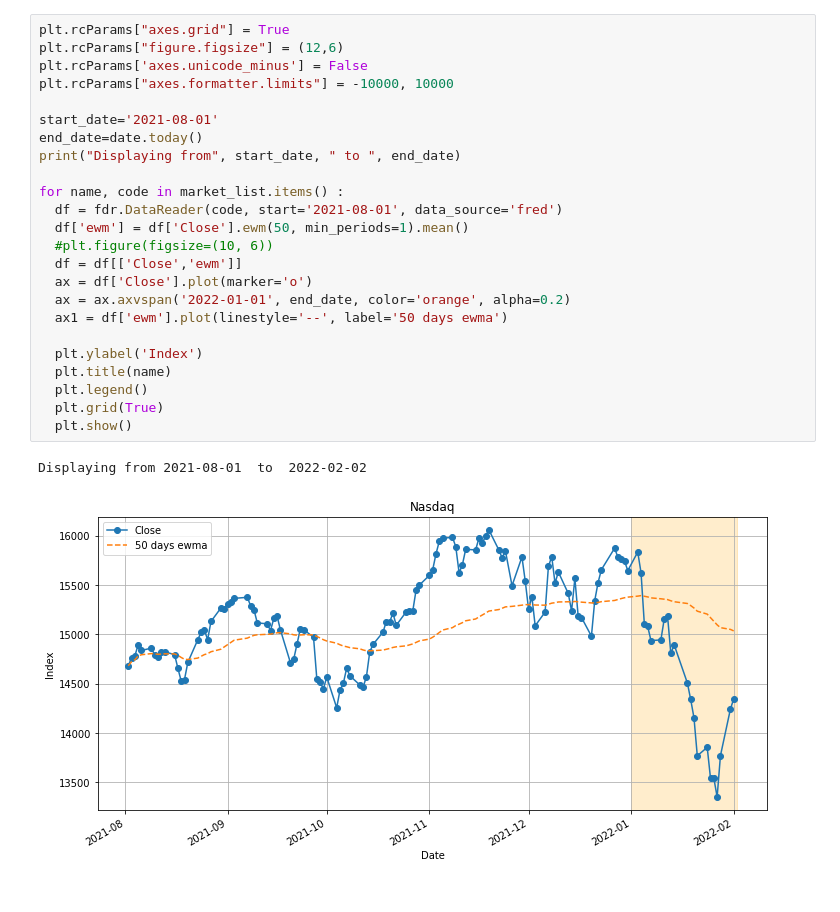
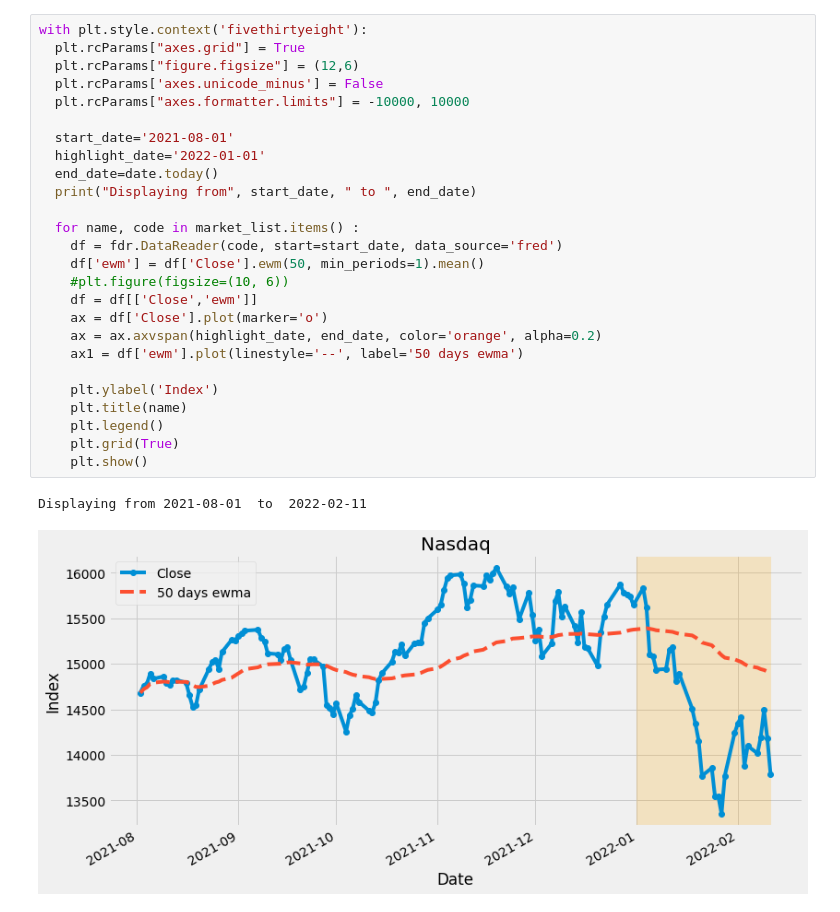
Before and after one commit to kimdesok/FinanceDataReader, a Jupyter notebook: MarketIndexTrends.ipynb, the cells around one changed output. Cells and saved outputs as stored; diff of their text form.

Commit message:
added the gg_plot style

```diff
--- a/MarketIndexTrends.ipynb
+++ b/MarketIndexTrends.ipynb
@@ -52,27 +71,29 @@ for name, code in market_list.items() :
 # %%
-plt.rcParams["axes.grid"] = True
-plt.rcParams["figure.figsize"] = (12,6)
-plt.rcParams['axes.unicode_minus'] = False
-plt.rcParams["axes.formatter.limits"] = -10000, 10000
+with plt.style.context('fivethirtyeight'):
+  plt.rcParams["axes.grid"] = True
+  plt.rcParams["figure.figsize"] = (12,6)
+  plt.rcParams['axes.unicode_minus'] = False
+  plt.rcParams["axes.formatter.limits"] = -10000, 10000
 
-start_date='2021-08-01'
-end_date=date.today()
-print("Displaying from", start_date, " to ", end_date)
+  start_date='2021-08-01'
+  highlight_date='2022-01-01'
+  end_date=date.today()
+  print("Displaying from", start_date, " to ", end_date)
 
-for name, code in market_list.items() :
-  df = fdr.DataReader(code, start='2021-08-01', data_source='fred')
-  df['ewm'] = df['Close'].ewm(50, min_periods=1).mean()
-  #plt.figure(figsize=(10, 6))
-  df = df[['Close','ewm']]
-  ax = df['Close'].plot(marker='o')
-  ax = ax.axvspan('2022-01-01', end_date, color='orange', alpha=0.2)
-  ax1 = df['ewm'].plot(linestyle='--', label='50 days ewma')
+  for name, code in market_list.items() :
+    df = fdr.DataReader(code, start=start_date, data_source='fred')
+    df['ewm'] = df['Close'].ewm(50, min_periods=1).mean()
+    #plt.figure(figsize=(10, 6))
+    df = df[['Close','ewm']]
+    ax = df['Close'].plot(marker='o')
+    ax = ax.axvspan(highlight_date, end_date, color='orange', alpha=0.2)
+    ax1 = df['ewm'].plot(linestyle='--', label='50 days ewma')
 
-  plt.ylabel('Index')
-  plt.title(name)
-  plt.legend()
-  plt.grid(True)
-  plt.show()
+    plt.ylabel('Index')
+    plt.title(name)
+    plt.legend()
+    plt.grid(True)
+    plt.show()
 # %% [output]
-Displaying from 2021-08-01  to  2022-02-02
+Displaying from 2021-08-01  to  2022-02-11
-[figure, old version]
+[figure, new version]
```
Also changed, not shown: parts of 4 cells of this notebook.
